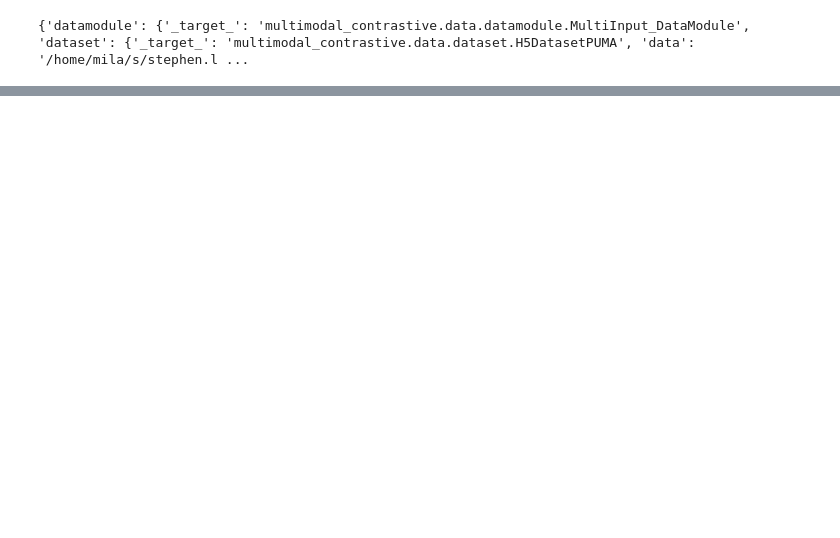
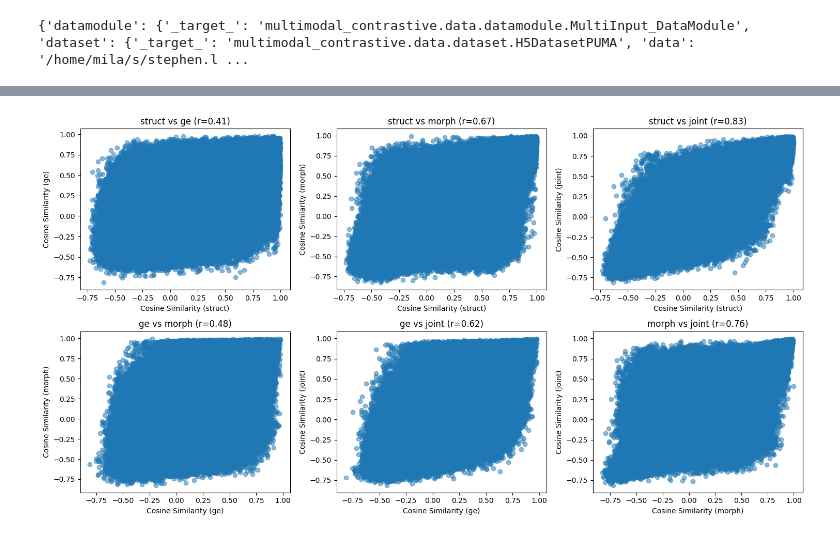
Before and after one commit to TheMatrixMaster/mmc-gene, a Jupyter notebook: multimodal_contrastive/analysis/dist_analysis.ipynb, the cells around one changed output, grey strips where cells are left out. Drawn from its saved outputs; the diff is of its cells as text; code cells hidden in the pictures; blank space fills up the shorter version.

```diff
--- a/multimodal_contrastive/analysis/dist_analysis.ipynb
+++ b/multimodal_contrastive/analysis/dist_analysis.ipynb
@@ -170,0 +138,35 @@ plt.show()
+# %%
+# plotting different modalities of the same samples against each other
+mods = ['struct', 'ge', 'morph', 'joint']
+
+fig, ax = plt.subplots(2, 3, figsize=(15, 8))
+ctr = 0
+
+for idx in range(len(mods)):
+    for idy in range(idx+1, len(mods)):
+        x = get_pairwise_similarity(
+            p_representations[mods[idx]],
+            p_representations[mods[idx]],
+            metric="cosine"
+        )
+        y = get_pairwise_similarity(
+            p_representations[mods[idy]],
+            p_representations[mods[idy]],
+            metric="cosine"
+        )
+        x, y = get_values_from_dist_mat(x, y, keep_diag=False)
+        corr = np.corrcoef(x, y)
+
+        ax_idx = 1 if ctr >= 3 else 0
+
+        ax[ax_idx, ctr%3].scatter(x, y, alpha=0.5)
+        ax[ax_idx, ctr%3].set_xlabel(f"Cosine Similarity ({mods[idx]})")
+        ax[ax_idx, ctr%3].set_ylabel(f"Cosine Similarity ({mods[idy]})")
+        ax[ax_idx, ctr%3].set_title(f"{mods[idx]} vs {mods[idy]} (r={corr[0, 1]:.2f})")
+        ctr += 1
+
+plt.tight_layout()
+plt.savefig("single_modality_vs_single_modality.png")
+plt.show()
+# %% [output]
+[figure, added]
```
Also changed, not shown: parts of 20 cells of this notebook, 7 other files.
